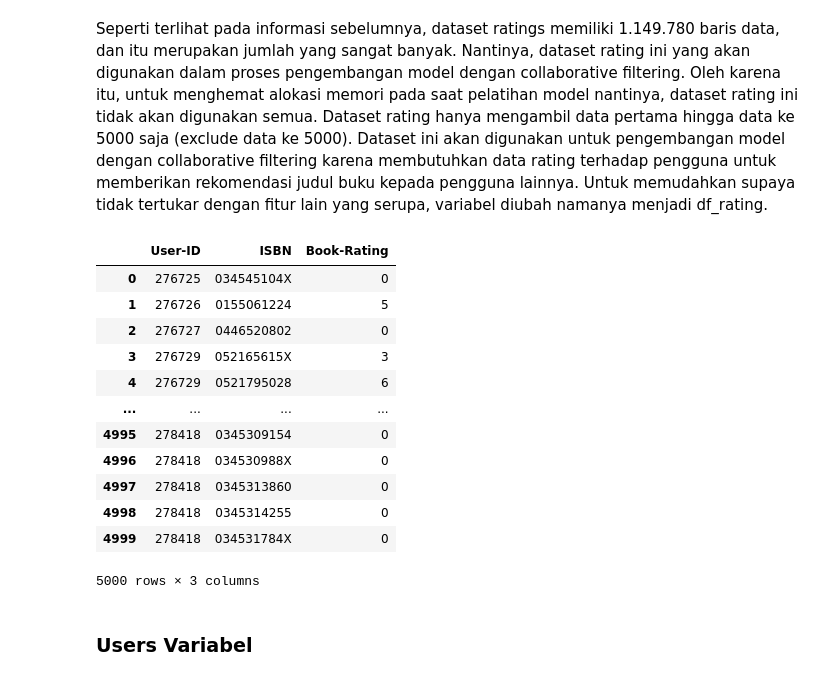
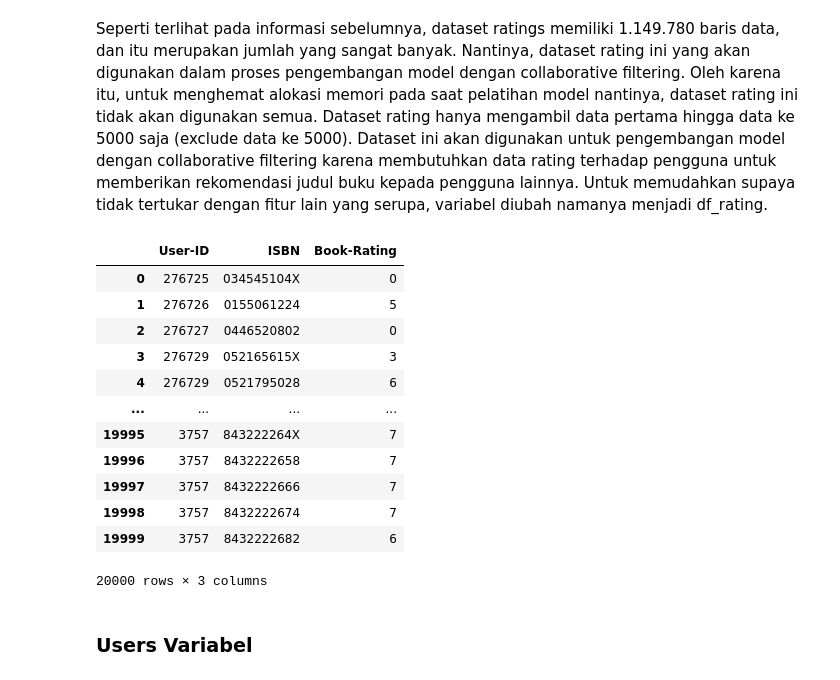
Before and after one commit to Juwono136/book-recommendation-system-using-content-based-filtering-and-collaborative-filtering, a Jupyter notebook: notebook.ipynb, the cells around one changed output. Saved outputs shown, nothing was run; the diff lists cells and outputs as text; code cells hidden in the pictures.

```diff
--- a/notebook.ipynb
+++ b/notebook.ipynb
@@ -267,22 +267,22 @@ Berdasarkan output diatas, diketahui jika terdapat 105.283 pengguna yang memberi
 # %% [markdown]
 Seperti terlihat pada informasi sebelumnya, dataset ratings memiliki 1.149.780 baris data, dan itu merupakan jumlah yang sangat banyak. Nantinya, dataset rating ini yang akan digunakan dalam proses pengembangan model dengan collaborative filtering. Oleh karena itu, untuk menghemat alokasi memori pada saat pelatihan model nantinya, dataset rating ini tidak akan digunakan semua. Dataset rating hanya mengambil data pertama hingga data ke 5000 saja (exclude data ke 5000). Dataset ini akan digunakan untuk pengembangan model dengan collaborative filtering karena membutuhkan data rating terhadap pengguna untuk memberikan rekomendasi judul buku kepada pengguna lainnya. Untuk memudahkan supaya tidak tertukar dengan fitur lain yang serupa, variabel diubah namanya menjadi df_rating.
 # %%
-df_rating = ratings[:5000]
+df_rating = ratings[:20000]
 df_rating
 # %% [output]
 |  | User-ID | ISBN | Book-Rating |
 | 0 | 276725 | 034545104X | 0 |
 | 1 | 276726 | 0155061224 | 5 |
 | 2 | 276727 | 0446520802 | 0 |
 | 3 | 276729 | 052165615X | 3 |
 | 4 | 276729 | 0521795028 | 6 |
 | ... | ... | ... | ... |
-| 4995 | 278418 | 0345309154 | 0 |
-| 4996 | 278418 | 034530988X | 0 |
-| 4997 | 278418 | 0345313860 | 0 |
-| 4998 | 278418 | 0345314255 | 0 |
-| 4999 | 278418 | 034531784X | 0 |
+| 19995 | 3757 | 843222264X | 7 |
+| 19996 | 3757 | 8432222658 | 7 |
+| 19997 | 3757 | 8432222666 | 7 |
+| 19998 | 3757 | 8432222674 | 7 |
+| 19999 | 3757 | 8432222682 | 6 |
-5000 rows × 3 columns
+20000 rows × 3 columns
 # %% [markdown]
 ### Users Variabel
 # %% [markdown]
```
Also changed, not shown: parts of 15 cells of this notebook, 1 other file.
